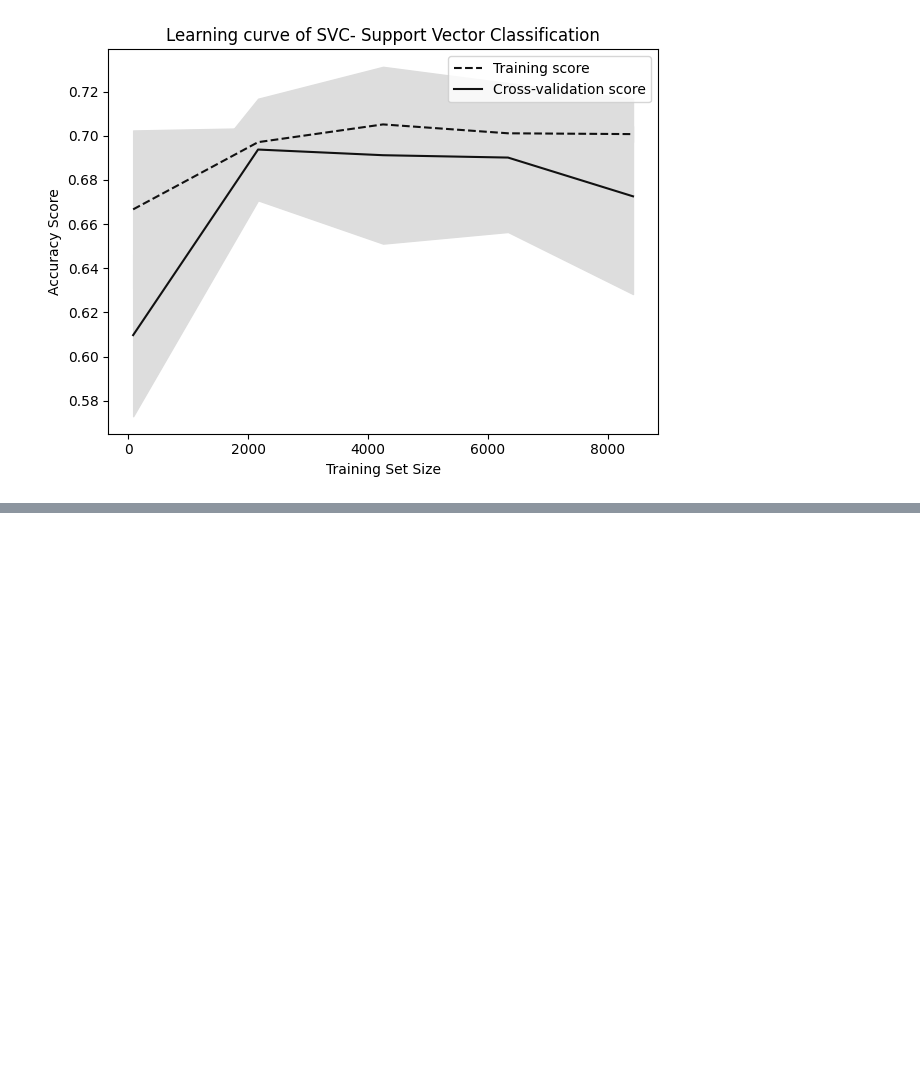
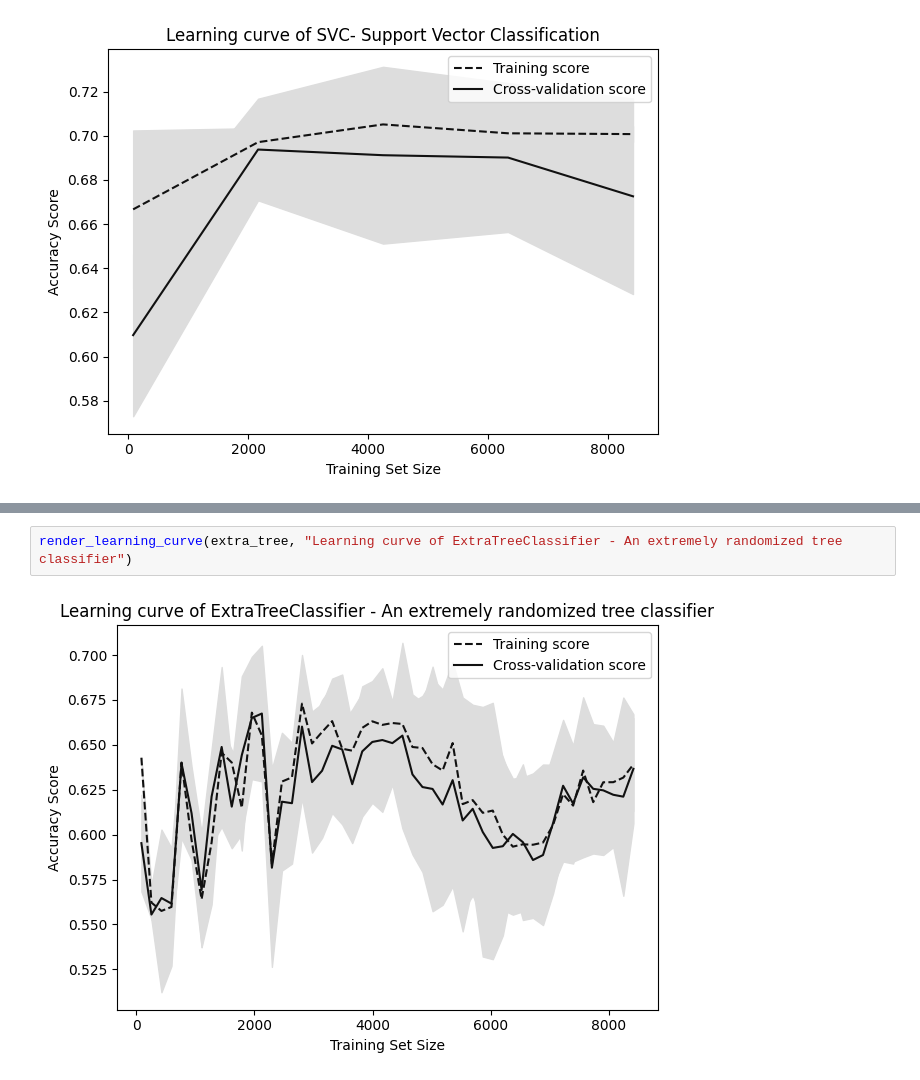
Before and after one commit to StrajnarFilip/UISU-projektna-naloga, a Jupyter notebook: naloga.ipynb, the cells around one changed output, grey strips where cells are left out. Drawn from its saved outputs; the diff is of its cells as text; blank space fills up the shorter version.

```diff
--- a/naloga.ipynb
+++ b/naloga.ipynb
@@ -302,0 +323,4 @@ render_learning_curve(svc, "Learning curve of SVC- Support Vector Classification
+# %%
+render_learning_curve(extra_tree, "Learning curve of ExtraTreeClassifier - An extremely randomized tree classifier")
+# %% [output]
+[figure, added]
```
Also changed, not shown: parts of 4 cells of this notebook.
